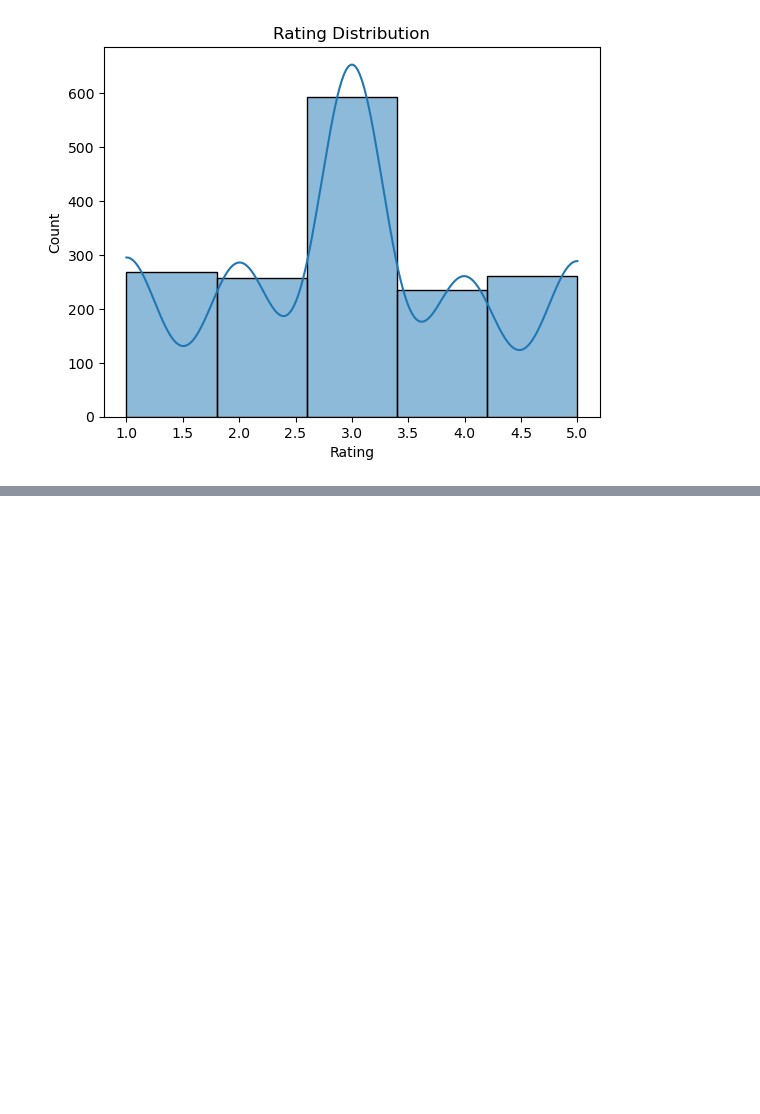
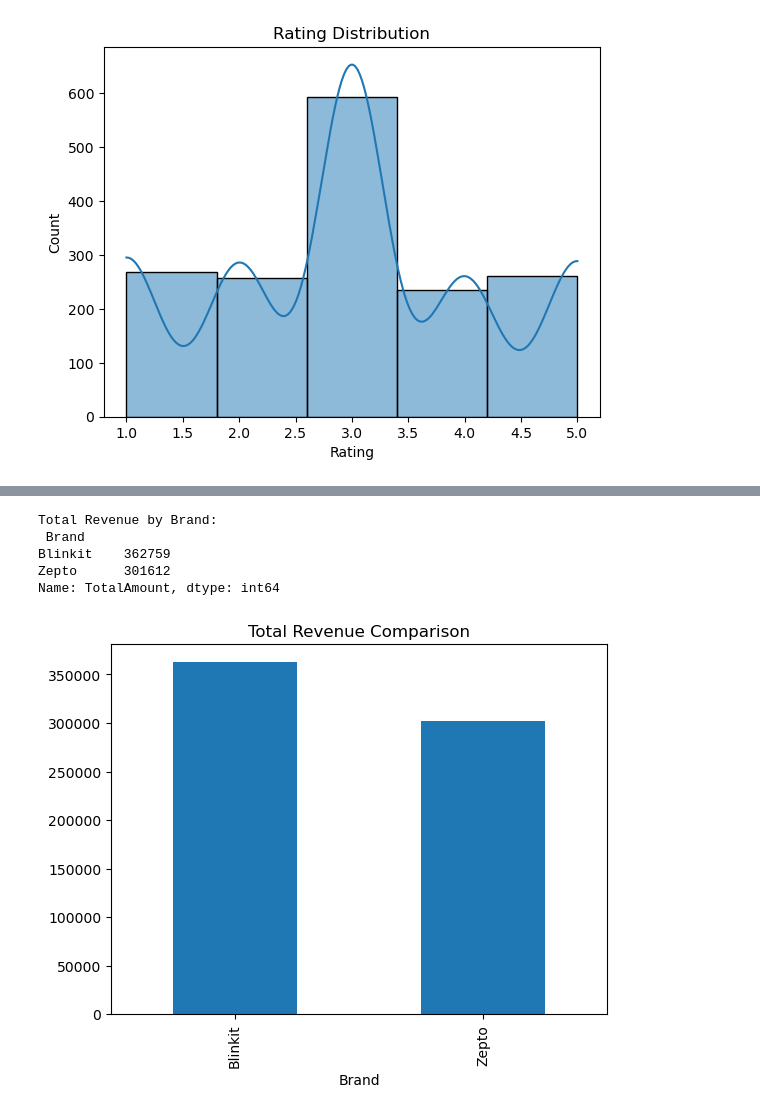
Before and after one commit to palak-verma-0309/Zepto_blinkit-data-analysis, a Jupyter notebook: analysis.ipynb, the cells around one changed output, grey strips where cells are left out. Drawn from its saved outputs; the diff is of its cells as text; code cells hidden in the pictures; blank space fills up the shorter version.

```diff
--- a/analysis.ipynb
+++ b/analysis.ipynb
@@ -193,0 +224,14 @@ plt.show()
+# %%
+brand_revenue = df.groupby("Brand")["TotalAmount"].sum()
+print("\nTotal Revenue by Brand:\n", brand_revenue)
+
+brand_revenue.plot(kind="bar")
+plt.title("Total Revenue Comparison")
+plt.show()
+# %% [output]
+Total Revenue by Brand:
+ Brand
+Blinkit    362759
+Zepto      301612
+Name: TotalAmount, dtype: int64
+[figure, added]
```
Also changed, not shown: parts of 6 cells of this notebook.
